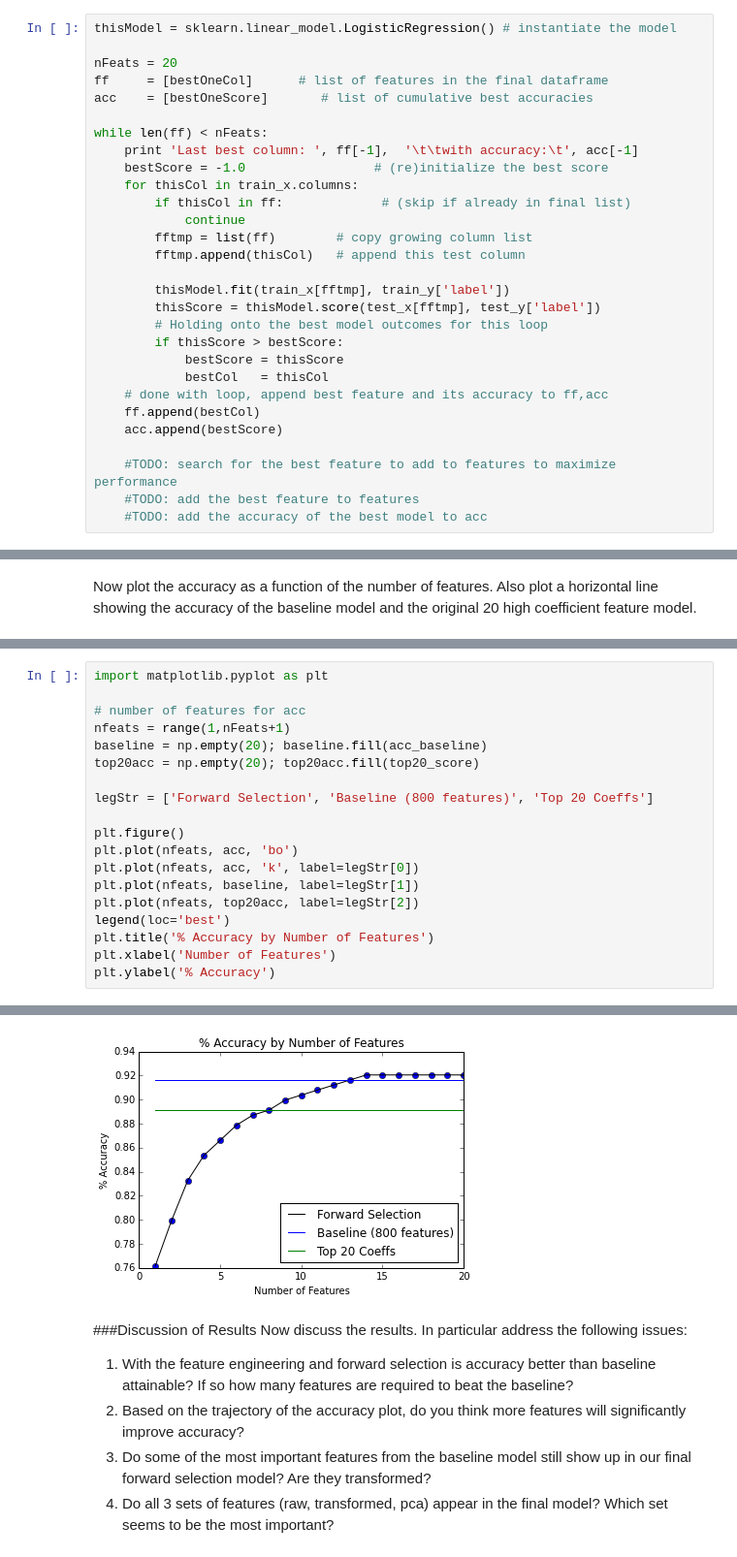
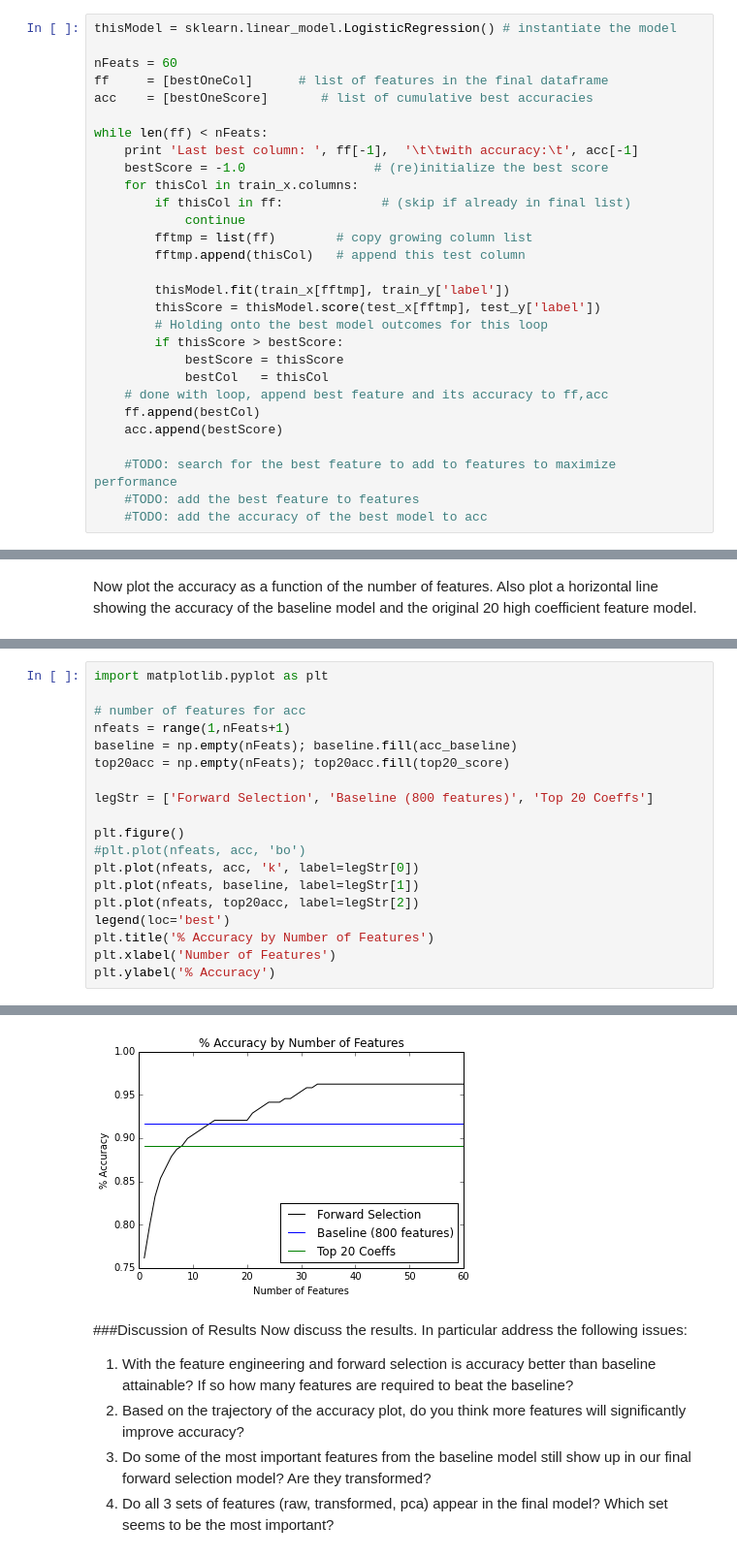
Before and after one commit to a6quinte/DSE200-notebooks, a Jupyter notebook: lecture_3_pandas_models_pylab/04_DCT_Exercises.ipynb, the cells around one changed output, grey strips where cells are left out. Shown at 97% size. Saved outputs shown, nothing was run; the diff lists cells and outputs as text.

```diff
--- a/lecture_3_pandas_models_pylab/04_DCT_Exercises.ipynb
+++ b/lecture_3_pandas_models_pylab/04_DCT_Exercises.ipynb
@@ -289,7 +289,7 @@ Since we want to find the best model with 20 features, we loop through feature s
 # %%
 thisModel = sklearn.linear_model.LogisticRegression() # instantiate the model
 
-nFeats = 20
+nFeats = 60
 ff     = [bestOneCol]      # list of features in the final dataframe
 acc    = [bestOneScore]       # list of cumulative best accuracies
 
@@ -344,25 +338,25 @@ top20_score
 # %%
 import matplotlib.pyplot as plt
 
 # number of features for acc
 nfeats = range(1,nFeats+1)
-baseline = np.empty(20); baseline.fill(acc_baseline)
-top20acc = np.empty(20); top20acc.fill(top20_score)
+baseline = np.empty(nFeats); baseline.fill(acc_baseline)
+top20acc = np.empty(nFeats); top20acc.fill(top20_score)
 
 legStr = ['Forward Selection', 'Baseline (800 features)', 'Top 20 Coeffs']
 
 plt.figure()
-plt.plot(nfeats, acc, 'bo')
+#plt.plot(nfeats, acc, 'bo')
 plt.plot(nfeats, acc, 'k', label=legStr[0])
 plt.plot(nfeats, baseline, label=legStr[1])
 plt.plot(nfeats, top20acc, label=legStr[2])
 legend(loc='best')
 plt.title('% Accuracy by Number of Features')
 plt.xlabel('Number of Features')
 plt.ylabel('% Accuracy')
 # %% [output]
 <matplotlib.text.Text at 0x...>
-[figure, old version]
+[figure, new version]
 # %% [markdown]
 ###Discussion of Results
 Now discuss the results.  In particular address the following issues:
```
Also changed, not shown: parts of 3 cells of this notebook.
